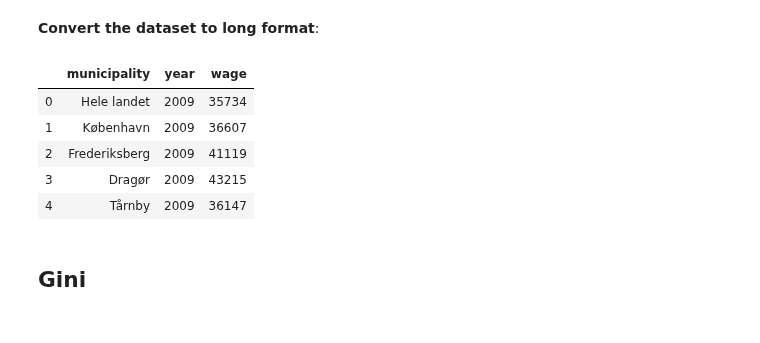
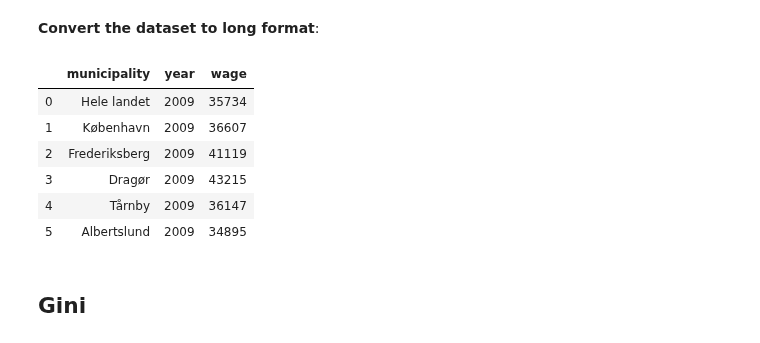
Before and after one commit to NumEconCopenhagen/projects-2020-tobiasharald, a Jupyter notebook: dataproject/dataproject.ipynb, the cells around one changed output. Cells and saved outputs as stored; diff of their text form; code cells hidden in the pictures.

```diff
--- a/dataproject/dataproject.ipynb
+++ b/dataproject/dataproject.ipynb
@@ -65,20 +68,21 @@ wage.head()
 # %%
 # a. rename year columns
 mydict = {str(i):f'wage{i}' for i in range(2009,2019)}
 wage.rename(columns = mydict, inplace=True)
 
 # b. convert to long
 wage_long = pd.wide_to_long(wage, stubnames='wage', i='municipality', j='year').reset_index()
 
 # c. show
-wage_long.head()
+wage_long.head(6)
 # %% [output]
 |  | municipality | year | wage |
 | 0 | Hele landet | 2009 | 35734 |
 | 1 | København | 2009 | 36607 |
 | 2 | Frederiksberg | 2009 | 41119 |
 | 3 | Dragør | 2009 | 43215 |
 | 4 | Tårnby | 2009 | 36147 |
+| 5 | Albertslund | 2009 | 34895 |
 # %% [markdown]
 ## Gini
 # %%
```
Also changed, not shown: parts of 40 cells of this notebook.
